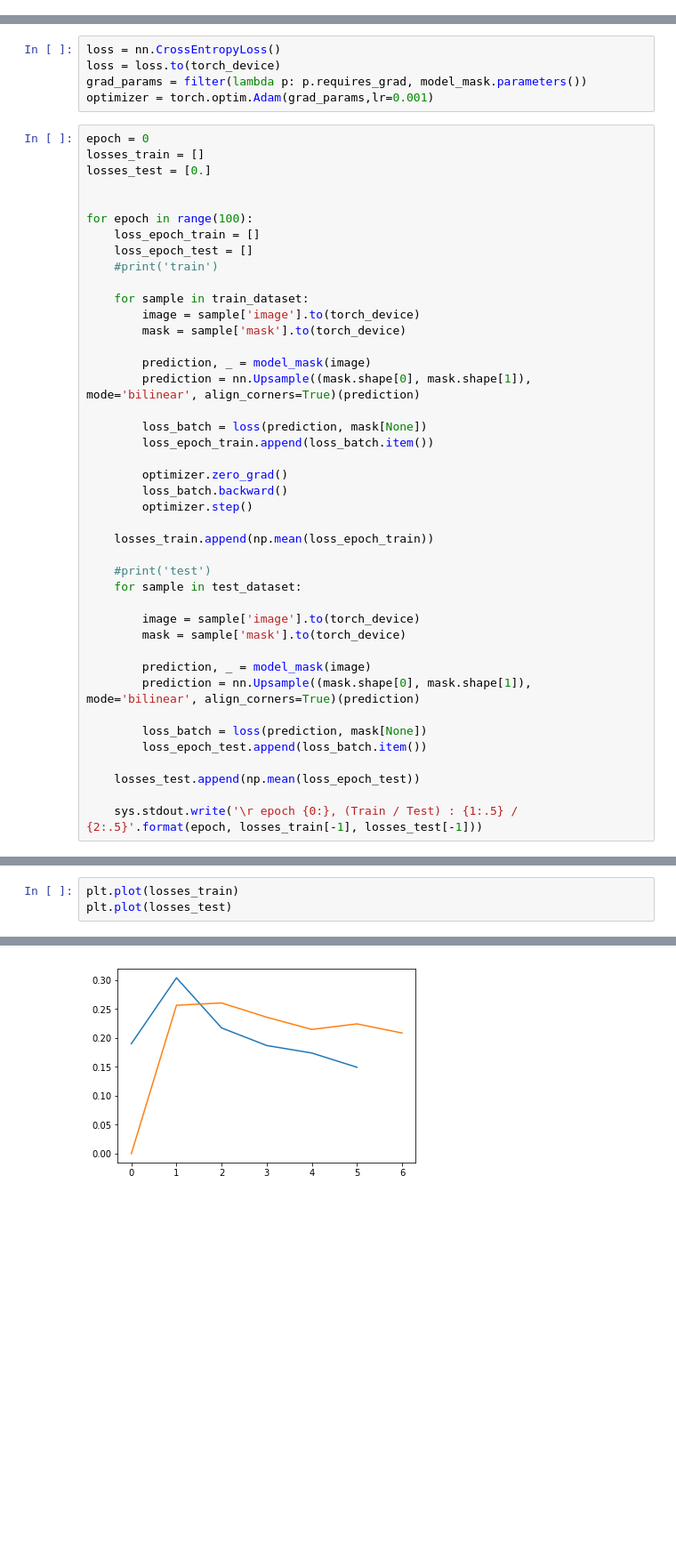
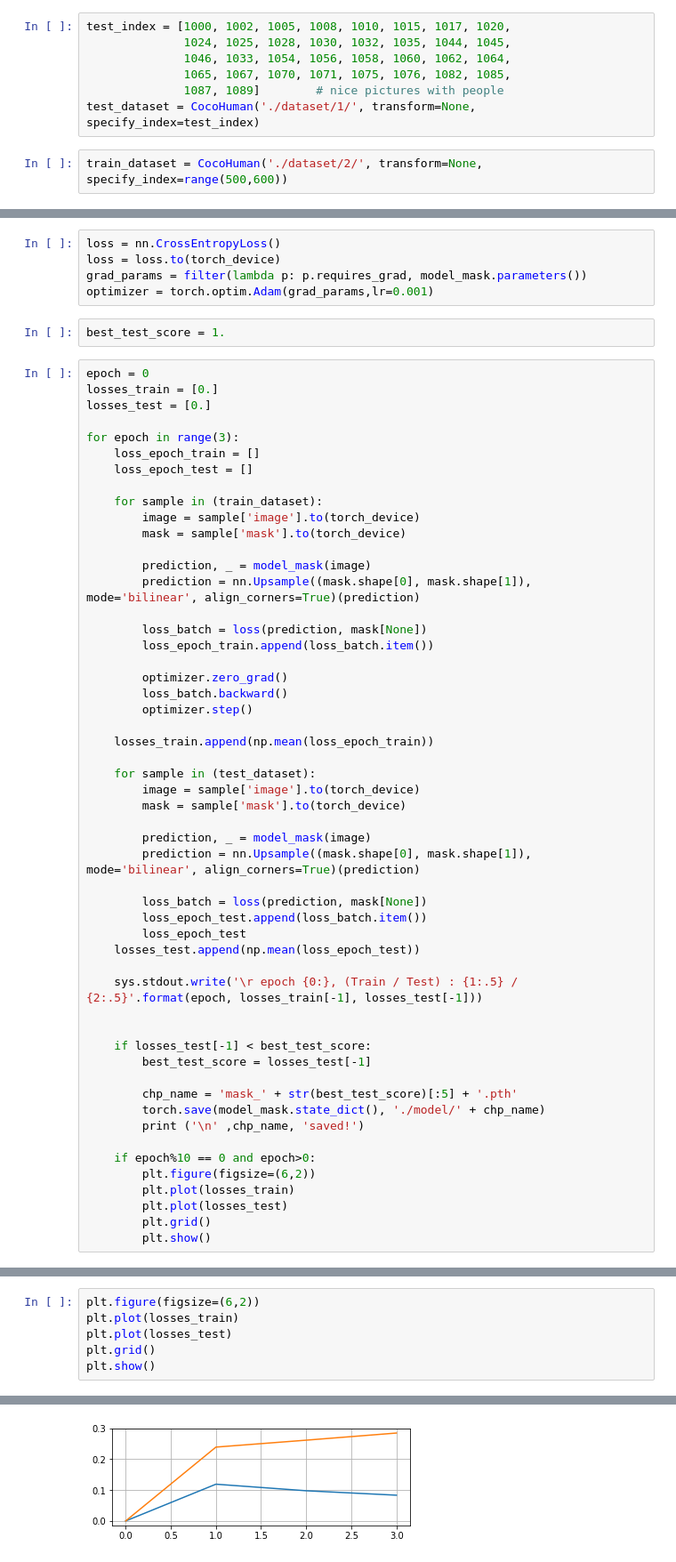
Before and after one commit to zhozheka/TS-project-2, a Jupyter notebook: mask_tranfer_learning/mask_transfer.ipynb, the cells around one changed output, grey strips where cells are left out. Shown at 89% size. Cells and saved outputs as stored; diff of their text form; blank space fills up the shorter version.

```diff
--- a/mask_tranfer_learning/mask_transfer.ipynb
+++ b/mask_tranfer_learning/mask_transfer.ipynb
@@ -94,3 +90,12 @@ test_dataset = CocoHuman('./Dataset', transform=None, specify_index=range(70,80)
+# %%
+test_index = [1000, 1002, 1005, 1008, 1010, 1015, 1017, 1020,
+              1024, 1025, 1028, 1030, 1032, 1035, 1044, 1045,
+              1046, 1033, 1054, 1056, 1058, 1060, 1062, 1064,
+              1065, 1067, 1070, 1071, 1075, 1076, 1082, 1085,
+              1087, 1089]        # nice pictures with people
+test_dataset = CocoHuman('./dataset/1/', transform=None, specify_index=test_index)
+# %%
+train_dataset = CocoHuman('./dataset/2/', transform=None, specify_index=range(500,600))
 # %% [markdown]
 ## Transfer learning
 # %%
@@ -143,18 +149,18 @@ loss = nn.CrossEntropyLoss()
 loss = loss.to(torch_device)
 grad_params = filter(lambda p: p.requires_grad, model_mask.parameters())
 optimizer = torch.optim.Adam(grad_params,lr=0.001)
+# %%
+best_test_score = 1.
 # %%
 epoch = 0
-losses_train = []
+losses_train = [0.]
 losses_test = [0.]
 
-
-for epoch in range(100):
+for epoch in range(3):
     loss_epoch_train = []
     loss_epoch_test = []
-    #print('train')
 
-    for sample in train_dataset:
+    for sample in (train_dataset):
         image = sample['image'].to(torch_device)
         mask = sample['mask'].to(torch_device)
 
@@ -170,9 +176,7 @@ for epoch in range(100):
 
     losses_train.append(np.mean(loss_epoch_train))
 
-    #print('test')
-    for sample in test_dataset:
-
+    for sample in (test_dataset):
         image = sample['image'].to(torch_device)
         mask = sample['mask'].to(torch_device)
 
@@ -181,8 +185,23 @@ for epoch in range(100):
 
         loss_batch = loss(prediction, mask[None])
         loss_epoch_test.append(loss_batch.item())
-
+        loss_epoch_test
     losses_test.append(np.mean(loss_epoch_test))
 
     sys.stdout.write('\r epoch {0:}, (Train / Test) : {1:.5} / {2:.5}'.format(epoch, losses_train[-1], losses_test[-1]))
+
+
+    if losses_test[-1] < best_test_score:
+        best_test_score = losses_test[-1]
+
+        chp_name = 'mask_' + str(best_test_score)[:5] + '.pth'
+        torch.save(model_mask.state_dict(), './model/' + chp_name)
+        print ('\n' ,chp_name, 'saved!')
+
+    if epoch%10 == 0 and epoch>0:
+        plt.figure(figsize=(6,2))
+        plt.plot(losses_train)
+        plt.plot(losses_test)
+        plt.grid()
+        plt.show()
 # %% [output]
@@ -208,4 +209,7 @@ plt.imshow(image[0,0])
 # %%
+plt.figure(figsize=(6,2))
 plt.plot(losses_train)
 plt.plot(losses_test)
+plt.grid()
+plt.show()
 # %% [output]
@@ -213 +216 @@ plt.plot(losses_test)
-[figure, old version]
+[figure, new version]
```
Also changed, not shown: parts of 24 cells of this notebook.
